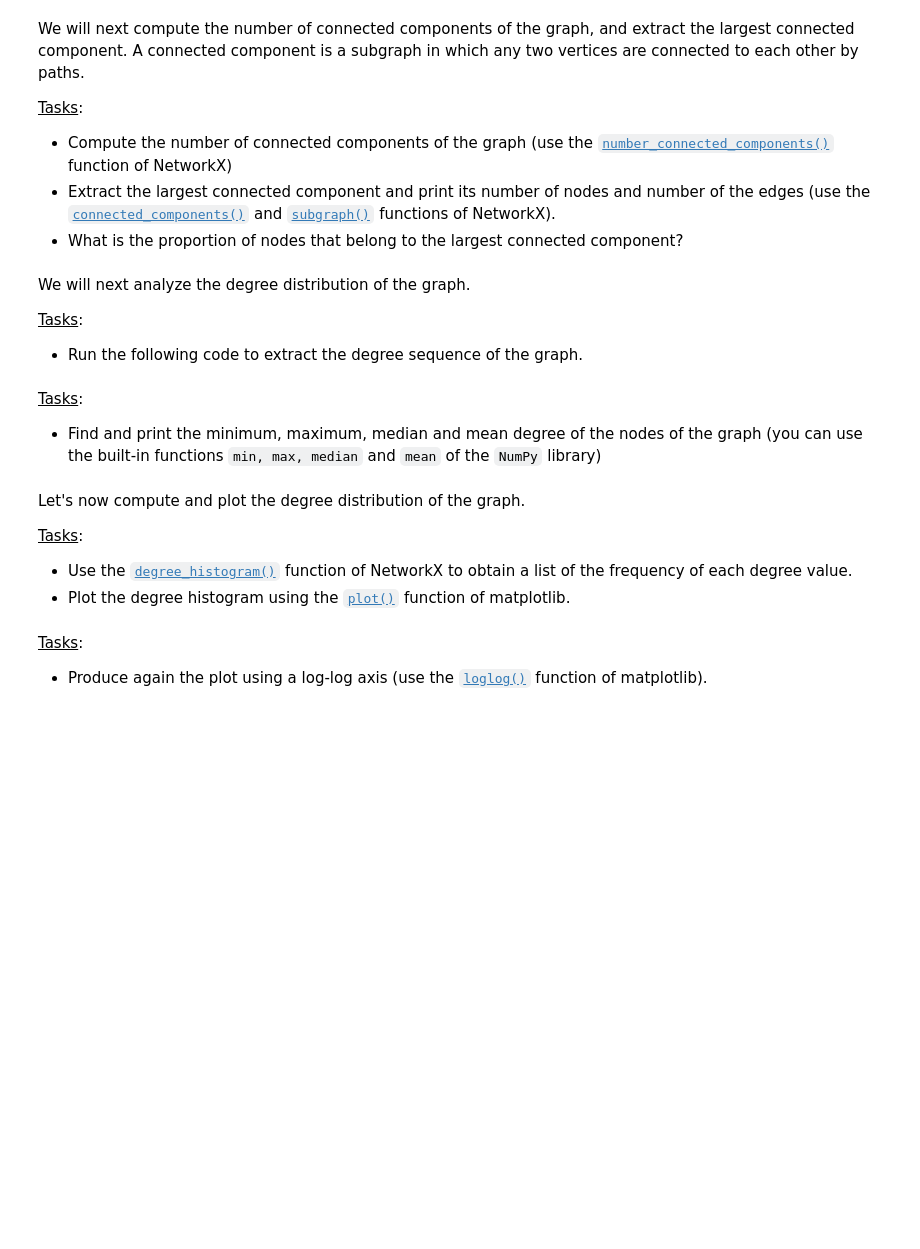
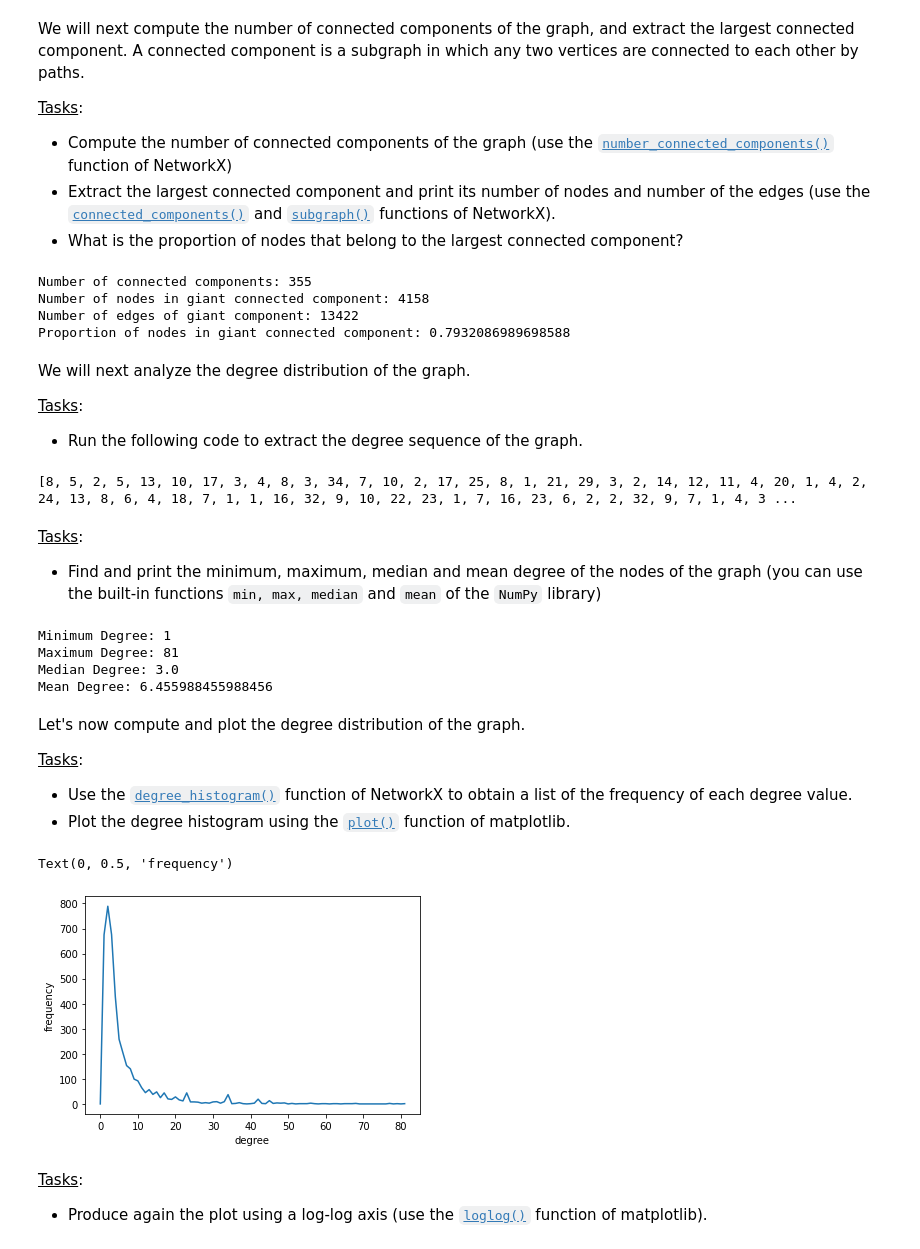
Before and after one commit to djambar/courses, a Jupyter notebook: graph_mining_lab.ipynb, the cells around one changed output. Saved outputs shown, nothing was run; the diff lists cells and outputs as text; code cells hidden in the pictures; blank space fills up the shorter version.

```diff
--- a/graph_mining_lab.ipynb
+++ b/graph_mining_lab.ipynb
@@ -47,10 +64,27 @@ We will next compute the number of connected components of the graph, and extrac
+# %%
+print("Number of connected components:", nx.number_connected_components(G))
+
+largest_cc = max(nx.connected_components(G), key=len)
+print("Number of nodes in giant connected component:", len(largest_cc))
+
+GC = G.subgraph(largest_cc)
+print("Number of edges of giant component:", GC.number_of_edges())
+print("Proportion of nodes in giant connected component:", len(largest_cc)/G.number_of_nodes())
+# %% [output]
+Number of connected components: 355
+Number of nodes in giant connected component: 4158
+Number of edges of giant component: 13422
+Proportion of nodes in giant connected component: 0.7932086989698588
 # %% [markdown]
 We will next analyze the degree distribution of the graph.
 
 <u>Tasks</u>:
 - Run the following code to extract the degree sequence of the graph.
 # %%
-degree_sequence = list(dict(G.degree()).values())
+degree_sequence = list(dict(GC.degree()).values())
+print(degree_sequence)
+# %% [output]
+[8, 5, 2, 5, 13, 10, 17, 3, 4, 8, 3, 34, 7, 10, 2, 17, 25, 8, 1, 21, 29, 3, 2, 14, 12, 11, 4, 20, 1, 4, 2, 24, 13, 8, 6, 4, 18, 7, 1, 1, 16, 32, 9, 10, 22, 23, 1, 7, 16, 23, 6, 2, 2, 32, 9, 7, 1, 4, 3 ...
 # %% [markdown]
 <u>Tasks</u>:
 - Find and print the minimum, maximum, median and mean degree of the nodes of the graph (you can use the built-in functions `min, max, median` and `mean` of the `NumPy` library)
@@ -61,3 +91,15 @@ import numpy as np
+# %%
+import numpy as np
+
+print("Minimum Degree:", np.min(degree_sequence))
+print("Maximum Degree:", np.max(degree_sequence))
+print("Median Degree:", np.median(degree_sequence))
+print("Mean Degree:", np.mean(degree_sequence))
+# %% [output]
+Minimum Degree: 1
+Maximum Degree: 81
+Median Degree: 3.0
+Mean Degree: 6.455988455988456
 # %% [markdown]
 Let's now compute and plot the degree distribution of the graph.
 
@@ -67,8 +109,14 @@ Let's now compute and plot the degree distribution of the graph.
 # %%
 import matplotlib.pyplot as plt
 %matplotlib inline
 
-# your code here
+hist = nx.degree_histogram(GC)
+plt.plot(hist)
+plt.xlabel('degree')
+plt.ylabel('frequency')
+# %% [output]
+Text(0, 0.5, 'frequency')
+[figure, added]
 # %% [markdown]
 <u>Tasks</u>:
 - Produce again the plot using a log-log axis (use the [`loglog()`](http://matplotlib.org/api/pyplot_api.html#matplotlib.pyplot.loglog) function of matplotlib).
```
Also changed, not shown: parts of 31 cells of this notebook.
